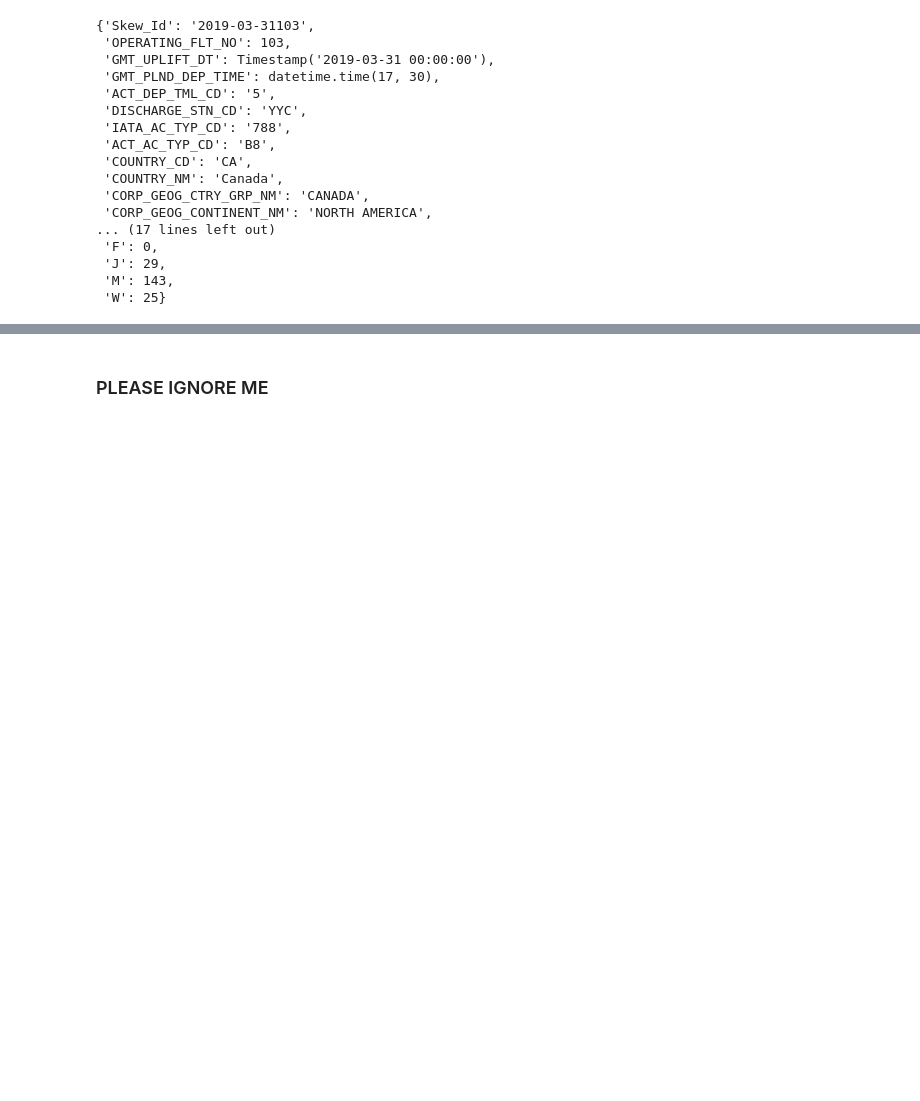
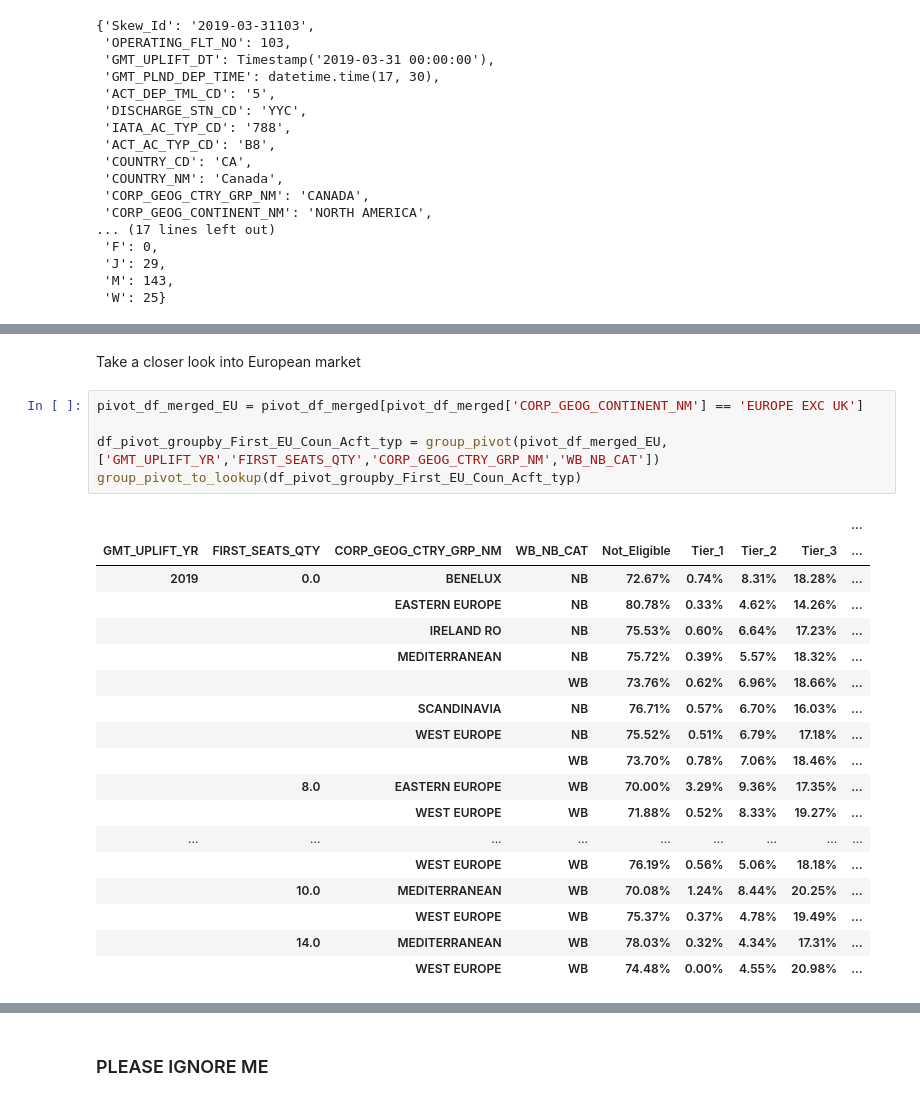
Before and after one commit to IanMaHKG-BA/Hackathon_Team_1, a Jupyter notebook: GOLD_STANDARD_PLS_DONT_BREAK.ipynb, the cells around one changed output, grey strips where cells are left out. Drawn from its saved outputs; the diff is of its cells as text; blank space fills up the shorter version.

Commit message:
Including deeper look into N AM and Europe

```diff
--- a/GOLD_STANDARD_PLS_DONT_BREAK.ipynb
+++ b/GOLD_STANDARD_PLS_DONT_BREAK.ipynb
@@ -1078,0 +1077,26 @@ group_pivot_to_lookup(df_pivot_groupby_First_Cont_Acft_typ)
+# %% [markdown]
+Take a closer look into European market
+# %%
+pivot_df_merged_EU = pivot_df_merged[pivot_df_merged['CORP_GEOG_CONTINENT_NM'] == 'EUROPE EXC UK']
+
+df_pivot_groupby_First_EU_Coun_Acft_typ = group_pivot(pivot_df_merged_EU, ['GMT_UPLIFT_YR','FIRST_SEATS_QTY','CORP_GEOG_CTRY_GRP_NM','WB_NB_CAT'])
+group_pivot_to_lookup(df_pivot_groupby_First_EU_Coun_Acft_typ)
+# %% [output]
+|  |  |  |  |  |  |  |  | ... |
+| GMT_UPLIFT_YR | FIRST_SEATS_QTY | CORP_GEOG_CTRY_GRP_NM | WB_NB_CAT | Not_Eligible | Tier_1 | Tier_2 | Tier_3 | ... |
+| 2019 | 0.0 | BENELUX | NB | 72.67% | 0.74% | 8.31% | 18.28% | ... |
+|  |  | EASTERN EUROPE | NB | 80.78% | 0.33% | 4.62% | 14.26% | ... |
+|  |  | IRELAND RO | NB | 75.53% | 0.60% | 6.64% | 17.23% | ... |
+|  |  | MEDITERRANEAN | NB | 75.72% | 0.39% | 5.57% | 18.32% | ... |
+|  |  |  | WB | 73.76% | 0.62% | 6.96% | 18.66% | ... |
+|  |  | SCANDINAVIA | NB | 76.71% | 0.57% | 6.70% | 16.03% | ... |
+|  |  | WEST EUROPE | NB | 75.52% | 0.51% | 6.79% | 17.18% | ... |
+|  |  |  | WB | 73.70% | 0.78% | 7.06% | 18.46% | ... |
+|  | 8.0 | EASTERN EUROPE | WB | 70.00% | 3.29% | 9.36% | 17.35% | ... |
+|  |  | WEST EUROPE | WB | 71.88% | 0.52% | 8.33% | 19.27% | ... |
+| ... | ... | ... | ... | ... | ... | ... | ... | ... |
+|  |  | WEST EUROPE | WB | 76.19% | 0.56% | 5.06% | 18.18% | ... |
+|  | 10.0 | MEDITERRANEAN | WB | 70.08% | 1.24% | 8.44% | 20.25% | ... |
+|  |  | WEST EUROPE | WB | 75.37% | 0.37% | 4.78% | 19.49% | ... |
+|  | 14.0 | MEDITERRANEAN | WB | 78.03% | 0.32% | 4.34% | 17.31% | ... |
+|  |  | WEST EUROPE | WB | 74.48% | 0.00% | 4.55% | 20.98% | ... |
```
Also changed, not shown: parts of 7 cells of this notebook, 1 other file.
